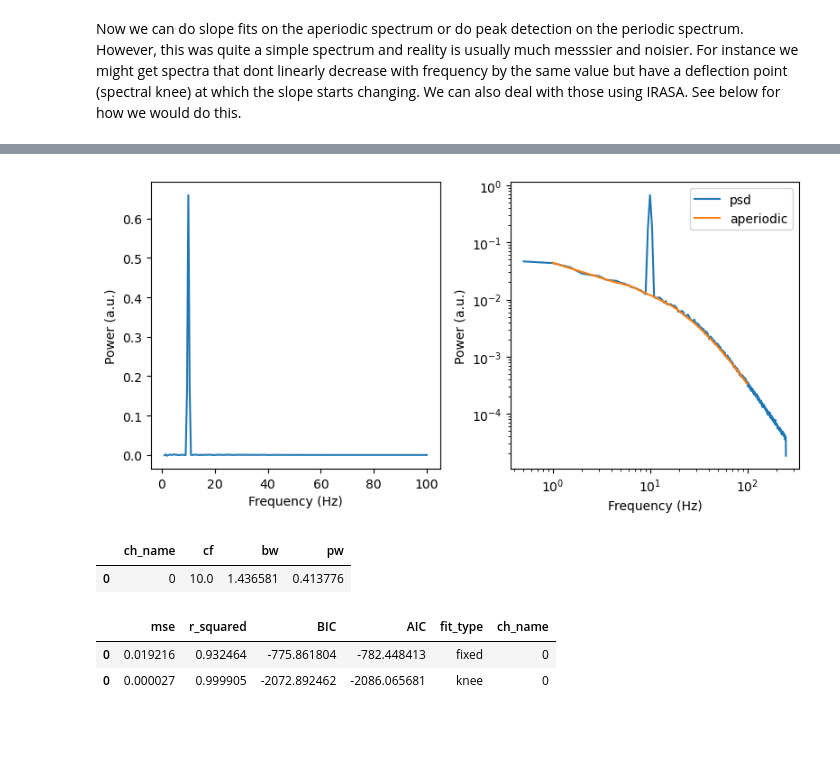
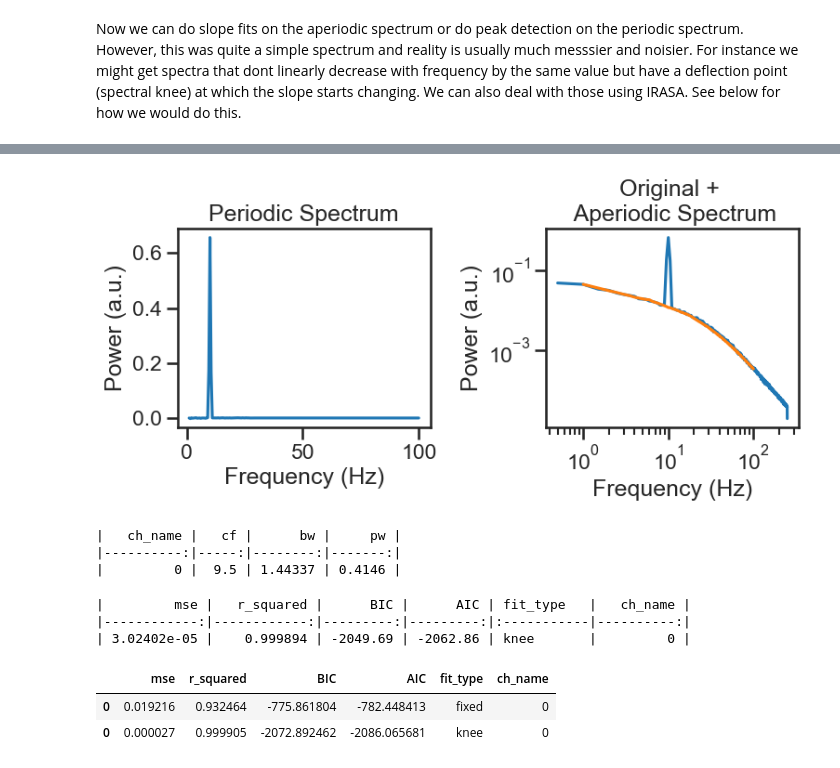
Before and after one commit to schmidtfa/pyrasa, a Jupyter notebook: examples/basic_functionality.ipynb, the cells around one changed output, grey strips where cells are left out. Cells and saved outputs as stored; diff of their text form; code cells hidden in the pictures; blank space fills up the shorter version.

```diff
--- a/examples/basic_functionality.ipynb
+++ b/examples/basic_functionality.ipynb
@@ -227,26 +227,43 @@ irasa_out = irasa(sig,
                             },
                     hset_info=(1, 2, 0.025))
 # %%
+import seaborn as sns
+sns.set_style('ticks')
+sns.set_context('talk')
 f, axes = plt.subplots(ncols=2, figsize=(8, 4))
-axes[0].plot(irasa_out.freqs, irasa_out.periodic[0,:], label='periodic')
+axes[0].plot(irasa_out.freqs, irasa_out.periodic[0,:])
 axes[0].set_ylabel('Power (a.u.)')
 axes[0].set_xlabel('Frequency (Hz)')
+axes[0].set_title('Periodic Spectrum')
+
 
 axes[1].loglog(freq[1:], psd[1:], label='psd')
-axes[1].loglog(irasa_out.freqs, irasa_out.aperiodic[0,:], label='aperiodic')
+axes[1].loglog(irasa_out.freqs, irasa_out.aperiodic[0,:])
 axes[1].set_ylabel('Power (a.u.)')
 axes[1].set_xlabel('Frequency (Hz)')
-plt.legend()
+axes[1].set_title('Original + \n Aperiodic Spectrum')
 
 f.tight_layout()
+f.savefig('../simulations/example_knee.png')
 # %% [output]
-[figure, old version]
+[figure, new version]
 # %%
 # %% get periodic stuff
-irasa_out.get_peaks()
+peaks = irasa_out.get_peaks()
+md = peaks.to_markdown(index=False)
+print(md)
 # %% [output]
-|  | ch_name | cf | bw | pw |
-| 0 | 0 | 10.0 | 1.436581 | 0.413776 |
+|   ch_name |   cf |      bw |     pw |
+|----------:|-----:|--------:|-------:|
+|         0 |  9.5 | 1.44337 | 0.4146 |
+# %%
+ap = irasa_out.fit_aperiodic_model(fit_func='knee').gof
+md = ap.to_markdown(index=False)
+print(md)
+# %% [output]
+|         mse |   r_squared |      BIC |      AIC | fit_type   |   ch_name |
+|------------:|------------:|---------:|---------:|:-----------|----------:|
+| 3.02402e-05 |    0.999894 | -2049.69 | -2062.86 | knee       |         0 |
 # %%
 # %% get aperiodic stuff
 ap_f = irasa_out.fit_aperiodic_model(fit_func='fixed')
```
Also changed, not shown: parts of 11 cells of this notebook, 4 other files.
